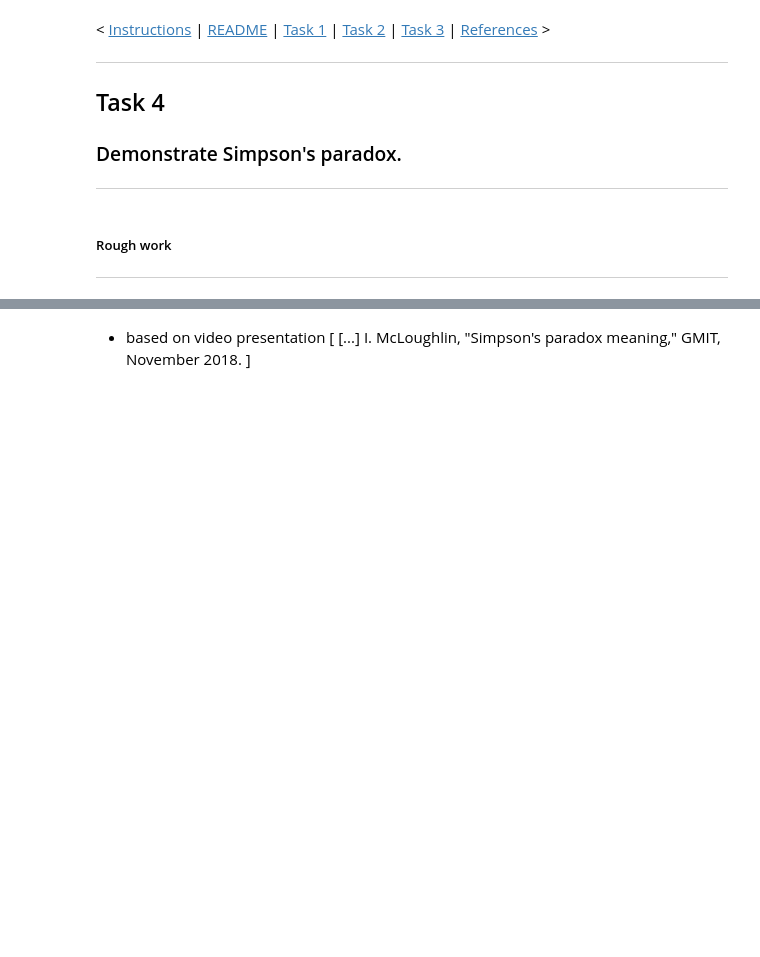
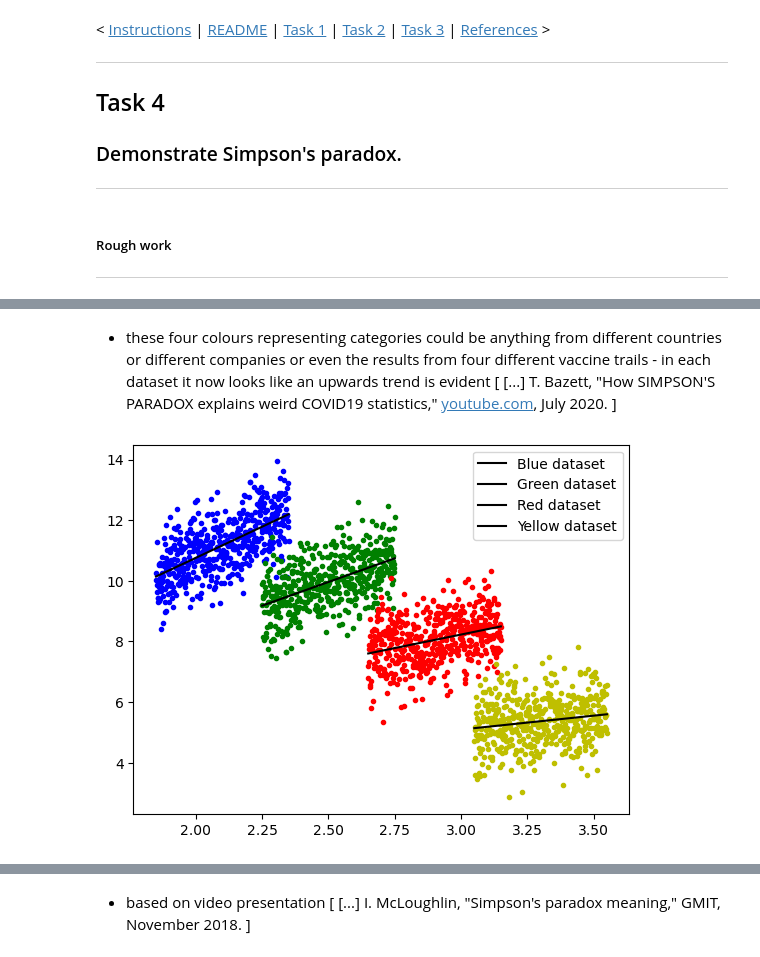
Before and after one commit to E6985/fda-tasks, a Jupyter notebook: Fundamentals-of-Data-Analysis-Tasks-2020.ipynb, the cells around one changed output, grey strips where cells are left out. Cells and saved outputs as stored; diff of their text form; code cells hidden in the pictures; blank space fills up the shorter version.

```diff
--- a/Fundamentals-of-Data-Analysis-Tasks-2020.ipynb
+++ b/Fundamentals-of-Data-Analysis-Tasks-2020.ipynb
@@ -990,0 +1067,19 @@ sns.distplot(nOutput);
+# %% [markdown]
+- these four colours representing categories could be anything from different countries or different companies or even the results from four different vaccine trails - in each dataset it now looks like an upwards trend is evident [
+[...] T. Bazett, "How SIMPSON'S PARADOX explains weird COVID19 statistics," [youtube.com](https://web.archive.org/web/20201205185009/https://www.youtube.com/watch?v=t-Ci3FosqZs), July 2020.
+]
+# %%
+plt.plot(x1,y1,"b.")
+plt.plot(x1,coeffs1[0]*x1+coeffs1[1],'k-',label='Blue dataset');
+plt.plot(x2,y2,"g.")
+plt.legend();
+plt.plot(x2,coeffs2[0]*x2+coeffs2[1],'k-',label='Green dataset');
+plt.plot(x3,y3,"r.")
+plt.legend();
+plt.plot(x3,coeffs3[0]*x3+coeffs3[1],'k-',label='Red dataset');
+plt.legend();
+plt.plot(x4,y4,"y.")
+plt.plot(x4,coeffs4[0]*x4+coeffs4[1],'k-',label='Yellow dataset');
+plt.legend();
+# %% [output]
+[figure, added]
```
Also changed, not shown: parts of 25 cells of this notebook.
